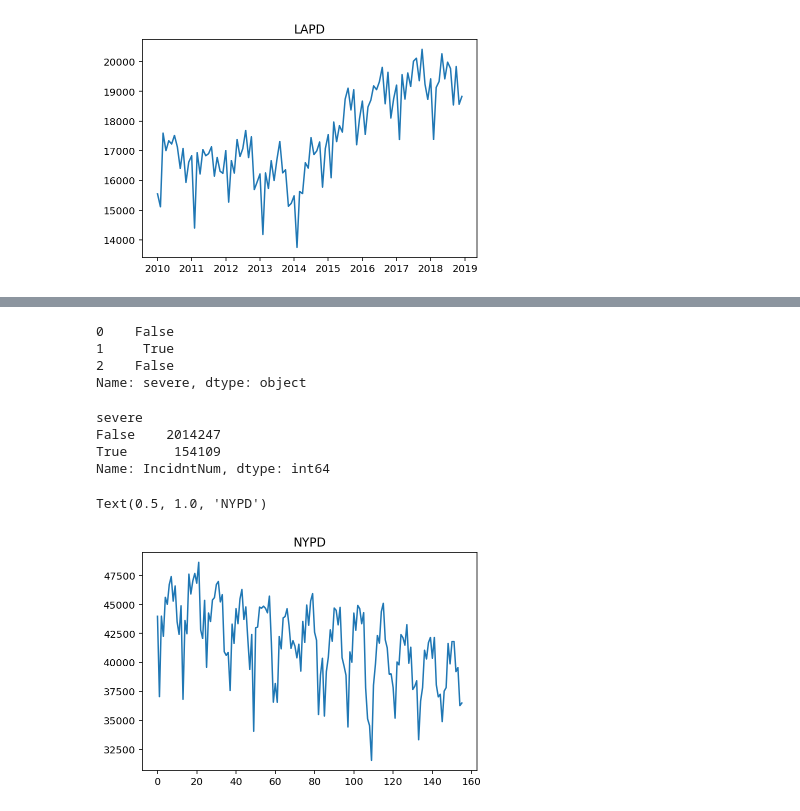
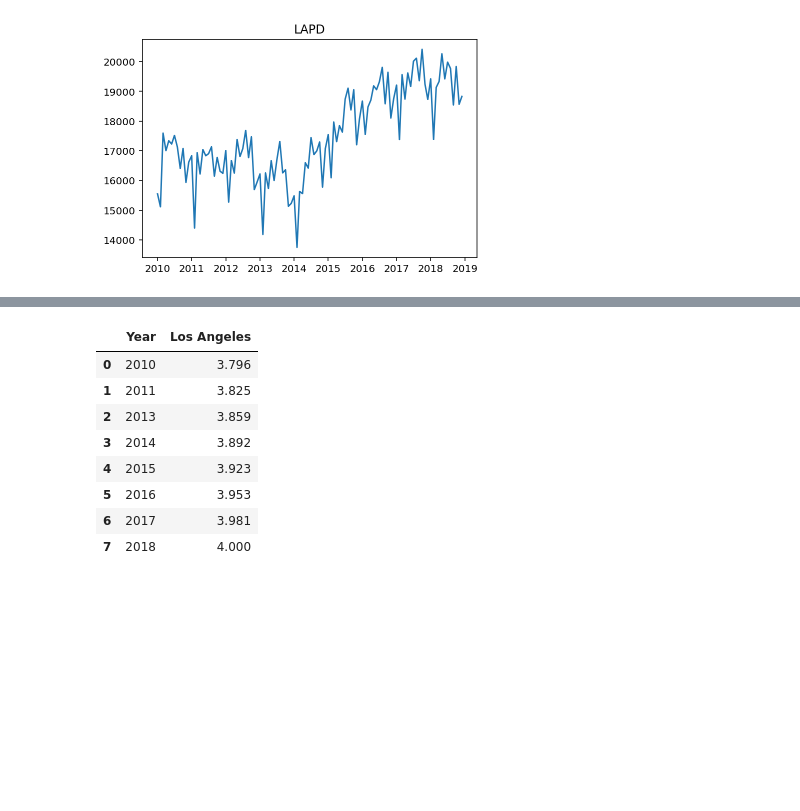
Before and after one commit to cho244/PoliceReports, a Jupyter notebook: Clearning.ipynb, the cells around one changed output, grey strips where cells are left out. Cells and saved outputs as stored; diff of their text form; code cells hidden in the pictures; blank space fills up the shorter version.

Commit message:
population dataframe

```diff
--- a/Clearning.ipynb
+++ b/Clearning.ipynb
@@ -178,24 +171,10 @@ nypd['severe']=nypd['OFNS_DESC'].str.contains('assault|shooting|rape|sex crimes|
 lapd['severe']=lapd['Crime Code Description'].str.contains('assault|shooting|rape|sex crimes|kidnap|offenses related to children|manslaughter|homocide|murder', flags=re.IGNORECASE, regex=True)
 sfpd['severe']=sfpd['Descript'].str.contains('assault|shooting|rape|sex crimes|kidnap|offenses related to children|manslaughter|battery|force|homicide|murder', flags=re.IGNORECASE, regex=True)
 balt_pd['severe']=balt_pd['Description'].str.contains('assault|shooting|rape|sex crimes|kidnap|offenses related to children|manslaughter|battery|force|homicide|murder', flags=re.IGNORECASE, regex=True)
-# %%
-nypd.head(3)
-# %% [output]
-0    False
-1     True
-2    False
-Name: severe, dtype: object
 # %%
 severe_balt=balt_pd.loc[balt_pd['severe']==True]
 severe_sfpd=sfpd.loc[sfpd['severe']==True]
 severe_lapd=lapd.loc[lapd['severe']==True]
 severe_nypd=nypd.loc[nypd['severe']==True]
-# %%
-sfpd.groupby('severe').count().iloc[:,0]
-# %% [output]
-severe
-False    2014247
-True      154109
-Name: IncidntNum, dtype: int64
 # %%
 shorten_ny = nypd[['month', 'year', 'severe']].copy()
@@ -206,9 +183,3 @@ lesser_sf = sfpd.loc[sfpd['severe']!=True]
 lesser_balt = balt_pd.loc[balt_pd['severe']!=True]
 lesser_la = lapd.loc[lapd['severe']!=True]
 lesser_ny = nypd.loc[nypd['severe']!=True]
-# %%
-plt.plot(nypd.groupby(['year','month']).size().values)
-plt.title('NYPD')
-# %% [output]
-Text(0.5, 1.0, 'NYPD')
-[figure, removed]
@@ -216,0 +186,25 @@ max(balt_pd['year'])
+# %%
+# population_ny = pd.DataFrame(np.array([[2006,7.904],[2007,7.909],[2008,7.946],[2009,0.767,7.991],[2010,8.194],[2011,8.291],[2012,8.384],[2013,8.459],[2014,8.521],[2015,8.582],[2016,8.615],[2017,8.623],[2018,8.622]]), columns=['Year','New York'])
+# population_sf = pd.DataFrame(np.array([[2004,.758],[2005,0.75],[2006,0.749],[2007,0.751],[2008,0.758],[2009,0.767],[2010,0.774],[2011,0.806],[2012,0.816,],[2013,0.83],[2014,0.841],[2015,0.854],[2016,0.866],[2017,0.876],[2018,0.884]]), columns=['Year','San Francisco'])
+
+s= {'Year':[2004,2005,2006,2007,2008,2009,2010,2011,2012,2013,2014,2015,2016,2017], 'San Francisco':[0.75,0.749,0.751,0.758,0.767,0.774,0.806,0.816,0.83,0.841,0.854,0.866,0.876,0.884]}
+n= {'Year':[2006,2007,2008,2009,2010,2011,2012,2013,2014,2015,2016,2017,2018], 'New York':[7.904,7.909,7.946,7.991,8.194,8.291,8.384,8.459,8.521,8.582,8.615,8.623,8.622] }
+b= {'Year':[2014,2015,2016,2017,2018], 'Baltimore': [0.624,0.623,0.617,0.611,0.612]}
+l= {'Year':[2010,2011,2013,2014,2015,2016,2017,2018], 'Los Angeles': [3.796,3.825,3.859,3.892,3.923,3.953,3.981,4]}
+# %%
+sf_pop = pd.DataFrame(data=s)
+ny_pop = pd.DataFrame(data=n)
+balt_pop = pd.DataFrame(data=b)
+la_pop = pd.DataFrame(data=l)
+# %%
+la_pop
+# %% [output]
+|  | Year | Los Angeles |
+| 0 | 2010 | 3.796 |
+| 1 | 2011 | 3.825 |
+| 2 | 2013 | 3.859 |
+| 3 | 2014 | 3.892 |
+| 4 | 2015 | 3.923 |
+| 5 | 2016 | 3.953 |
+| 6 | 2017 | 3.981 |
+| 7 | 2018 | 4.000 |
```
Also changed, not shown: parts of 9 cells of this notebook.
